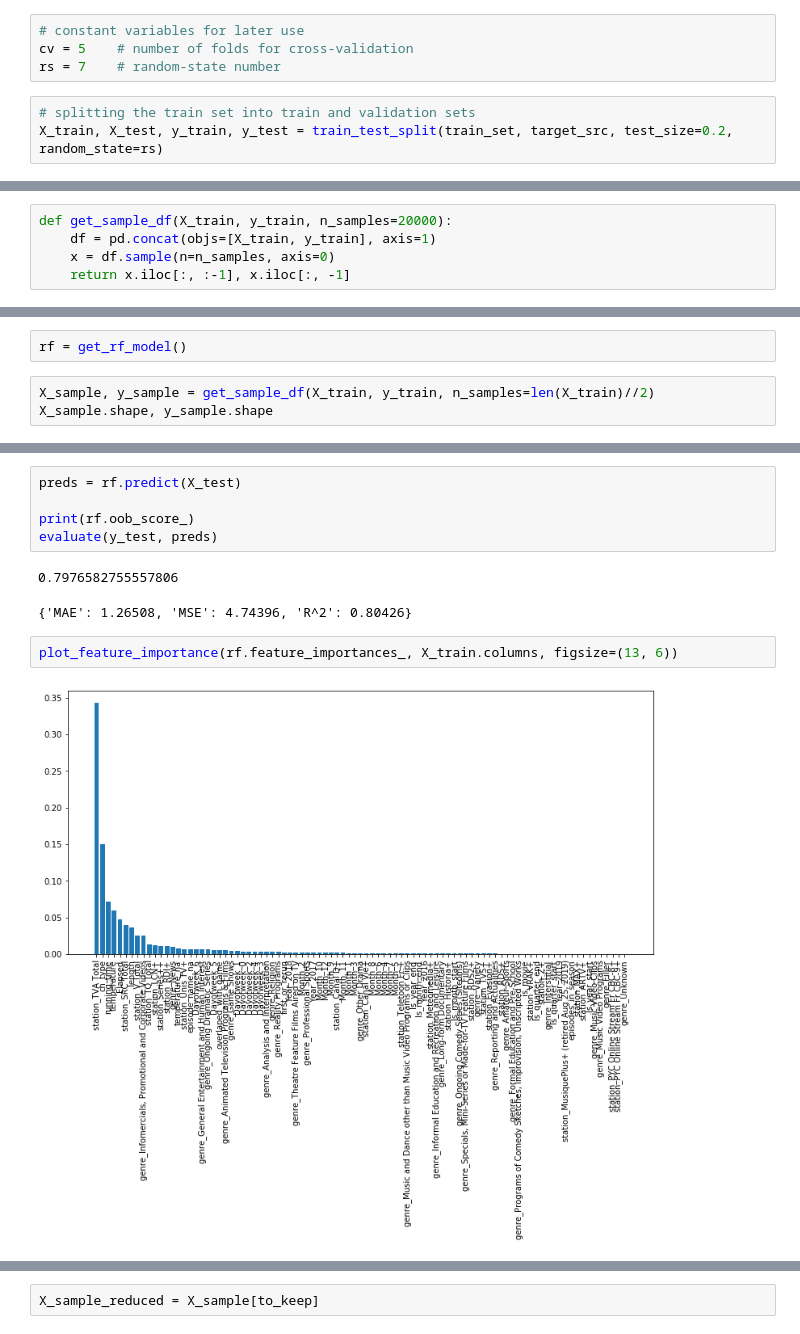
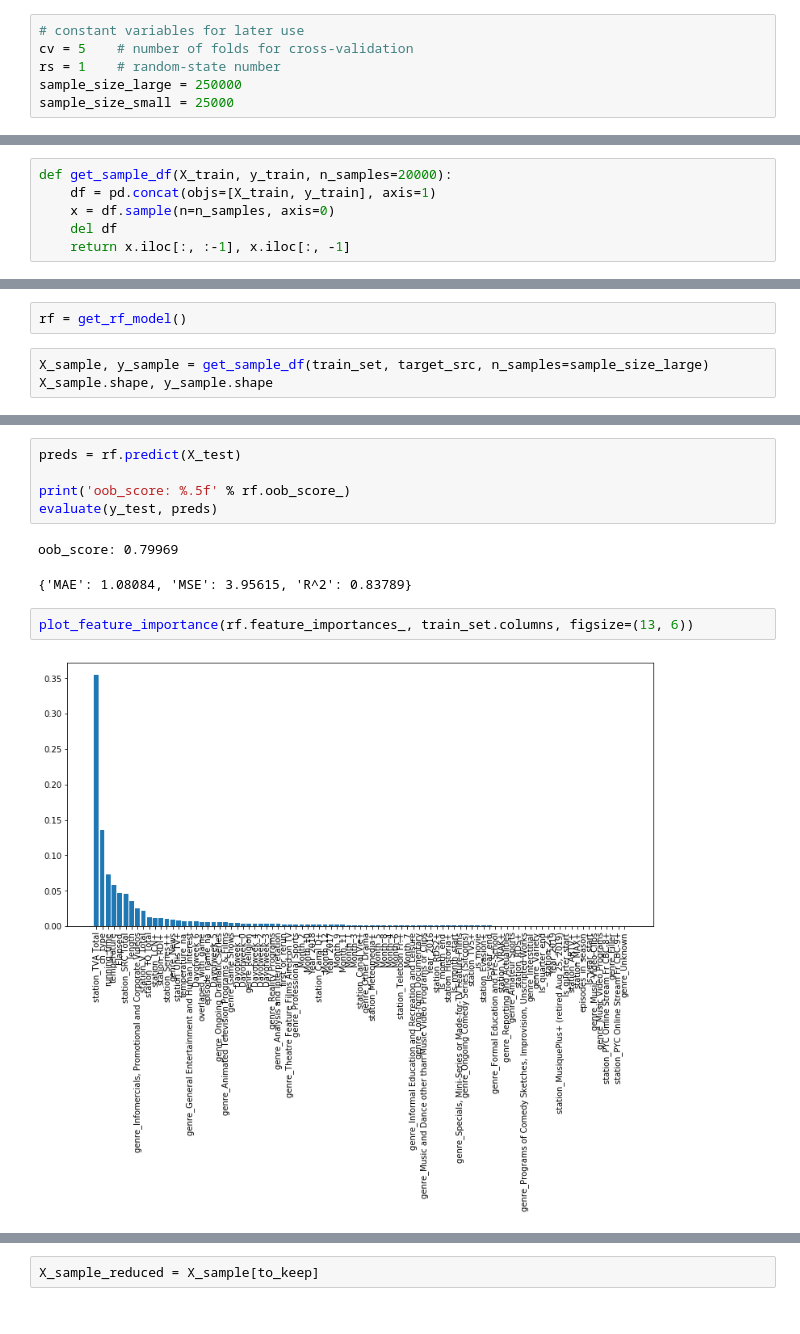
Before and after one commit to Carbonrun/YapAiTek_Challenge, a Jupyter notebook: 2.3_MS_Dim-Reduction.ipynb, the cells around one changed output, grey strips where cells are left out. Cells and saved outputs as stored; diff of their text form.

```diff
--- a/2.3_MS_Dim-Reduction.ipynb
+++ b/2.3_MS_Dim-Reduction.ipynb
@@ -67,7 +67,6 @@ train_set.drop(columns=['market_share', 'market_share_transformed'], inplace=Tru
 # %%
 # constant variables for later use
 cv = 5    # number of folds for cross-validation
-rs = 7    # random-state number
+rs = 1    # random-state number
+sample_size_large = 250000
+sample_size_small = 25000
-# %%
-# splitting the train set into train and validation sets
-X_train, X_test, y_train, y_test = train_test_split(train_set, target_src, test_size=0.2, random_state=rs)
@@ -112,6 +102,7 @@ get_oob_score(X_train.iloc[:30000], y_train.iloc[:30000])
 def get_sample_df(X_train, y_train, n_samples=20000):
     df = pd.concat(objs=[X_train, y_train], axis=1)
     x = df.sample(n=n_samples, axis=0)
+    del df
     return x.iloc[:, :-1], x.iloc[:, -1]
 # %%
 def plot_feature_importance(fi, labels, figsize=(14, 8)):
@@ -127,6 +118,6 @@ def plot_feature_importance(fi, labels, figsize=(14, 8)):
 # %%
 rf = get_rf_model()
 # %%
-X_sample, y_sample = get_sample_df(X_train, y_train, n_samples=len(X_train)//2)
+X_sample, y_sample = get_sample_df(train_set, target_src, n_samples=sample_size_large)
 X_sample.shape, y_sample.shape
 # %% [output]
@@ -147,13 +143,13 @@ RandomForestRegressor(bootstrap=True, ccp_alpha=0.0, criterion='mse',
 # %%
 preds = rf.predict(X_test)
 
-print(rf.oob_score_)
+print('oob_score: %.5f' % rf.oob_score_)
 evaluate(y_test, preds)
 # %% [output]
-0.7976582755557806
+oob_score: 0.79969
-{'MAE': 1.26508, 'MSE': 4.74396, 'R^2': 0.80426}
+{'MAE': 1.08084, 'MSE': 3.95615, 'R^2': 0.83789}
 # %%
-plot_feature_importance(rf.feature_importances_, X_train.columns, figsize=(13, 6))
+plot_feature_importance(rf.feature_importances_, train_set.columns, figsize=(13, 6))
 # %% [output]
-[figure, old version]
+[figure, new version]
 # %%
```
Also changed, not shown: parts of 23 cells of this notebook.
